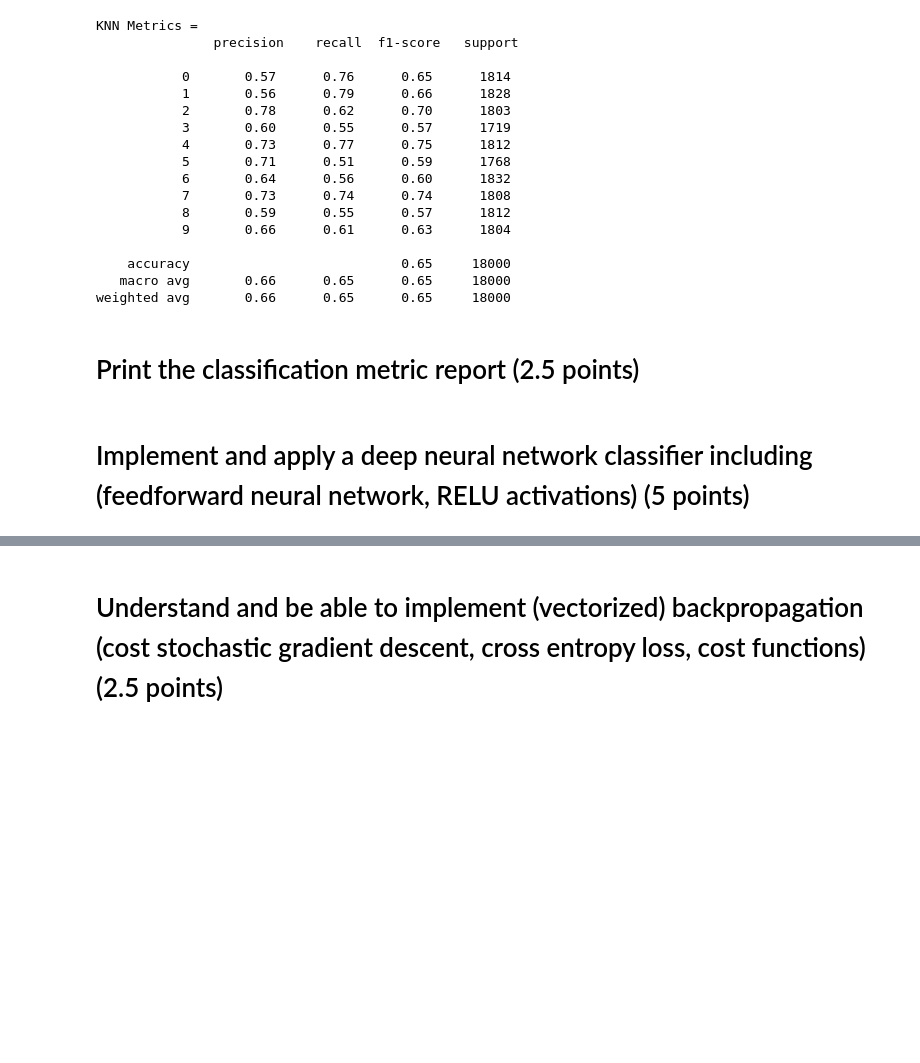
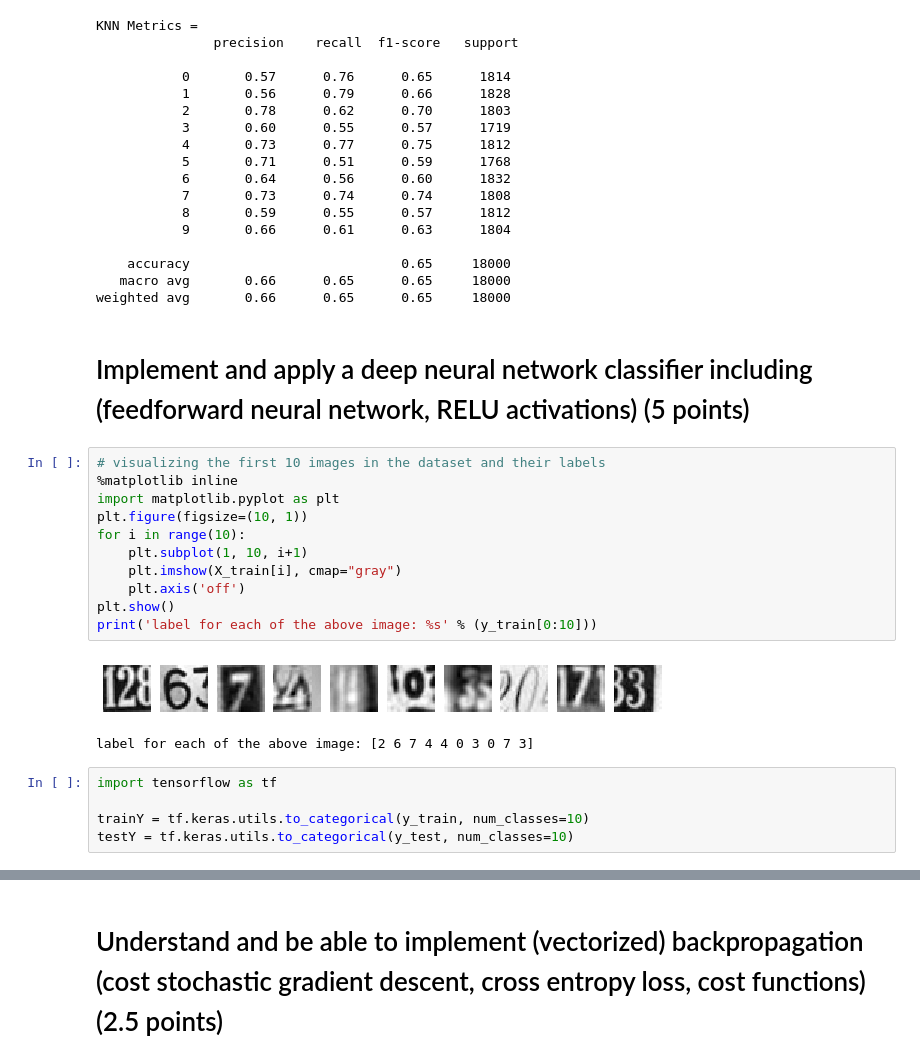
Before and after one commit to glaiml/prj8-neural-net-img-classification, a Jupyter notebook: vgk-neuner-img-classifier.ipynb, the cells around one changed output, grey strips where cells are left out. Saved outputs shown, nothing was run; the diff lists cells and outputs as text; blank space fills up the shorter version.

```diff
--- a/vgk-neuner-img-classifier.ipynb
+++ b/vgk-neuner-img-classifier.ipynb
@@ -181,7 +187,24 @@ KNN Metrics =
     accuracy                           0.65     18000
    macro avg       0.66      0.65      0.65     18000
 weighted avg       0.66      0.65      0.65     18000
-# %% [markdown]
-# Print the classification metric report (2.5 points)
 # %% [markdown]
 # Implement and apply a deep neural network classifier including (feedforward neural network, RELU activations) (5 points)
+# %%
+# visualizing the first 10 images in the dataset and their labels
+%matplotlib inline
+import matplotlib.pyplot as plt
+plt.figure(figsize=(10, 1))
+for i in range(10):
+    plt.subplot(1, 10, i+1)
+    plt.imshow(X_train[i], cmap="gray")
+    plt.axis('off')
+plt.show()
+print('label for each of the above image: %s' % (y_train[0:10]))
+# %% [output]
+[figure, added]
+label for each of the above image: [2 6 7 4 4 0 3 0 7 3]
+# %%
+import tensorflow as tf
+
+trainY = tf.keras.utils.to_categorical(y_train, num_classes=10)
+testY = tf.keras.utils.to_categorical(y_test, num_classes=10)
```
Also changed, not shown: parts of 5 cells of this notebook.
